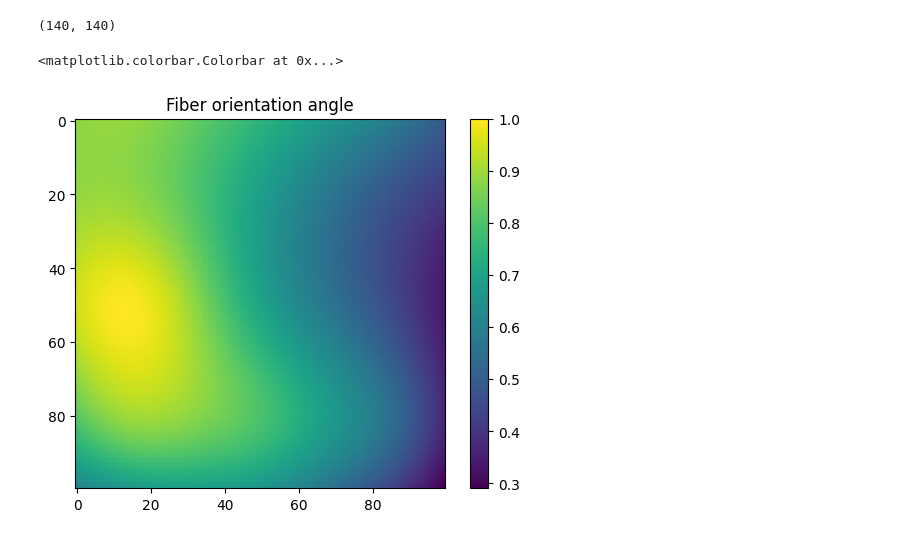
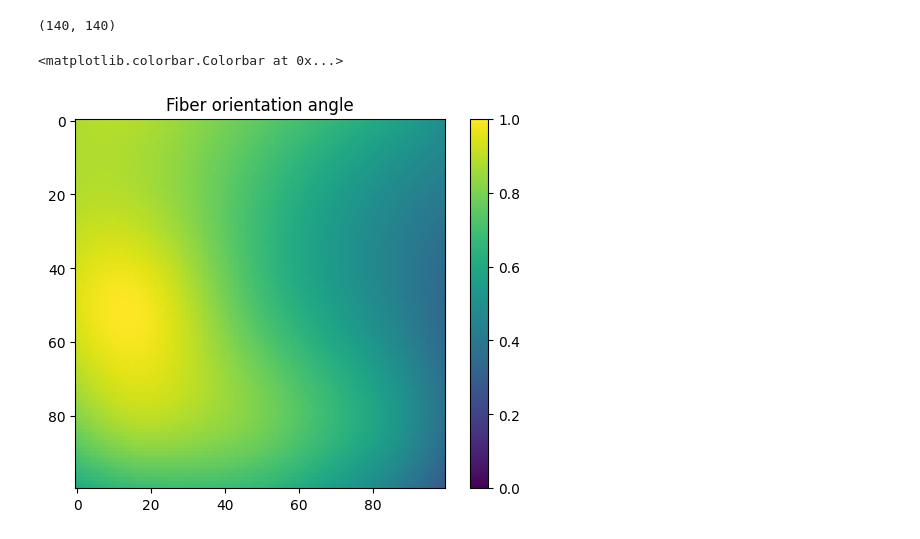
Before and after one commit to LukasBremer/SMM_AdODE_2D, a Jupyter notebook: adode_cluster/SpringMassModel/RunMain.ipynb, the cells around one changed output. Drawn from its saved outputs; the diff is of its cells as text; code cells hidden in the pictures.

```diff
--- a/adode_cluster/SpringMassModel/RunMain.ipynb
+++ b/adode_cluster/SpringMassModel/RunMain.ipynb
@@ -94,9 +111,9 @@ normalized_fiber_orientation = normalized_fiber_orientation[20:120,20:120]
 # %%
 #plot heatmapt of fiber orientation
 
-plt.imshow(normalized_fiber_orientation, cmap='viridis', interpolation='nearest')
+plt.imshow(normalized_fiber_orientation,vmin=0, vmax=1,  cmap='viridis', interpolation='nearest')
 plt.title('Fiber orientation angle')
 plt.colorbar()
 # %% [output]
 <matplotlib.colorbar.Colorbar at 0x...>
-[figure, old version]
+[figure, new version]
```
Also changed, not shown: parts of 5 cells of this notebook, 13 other files.
